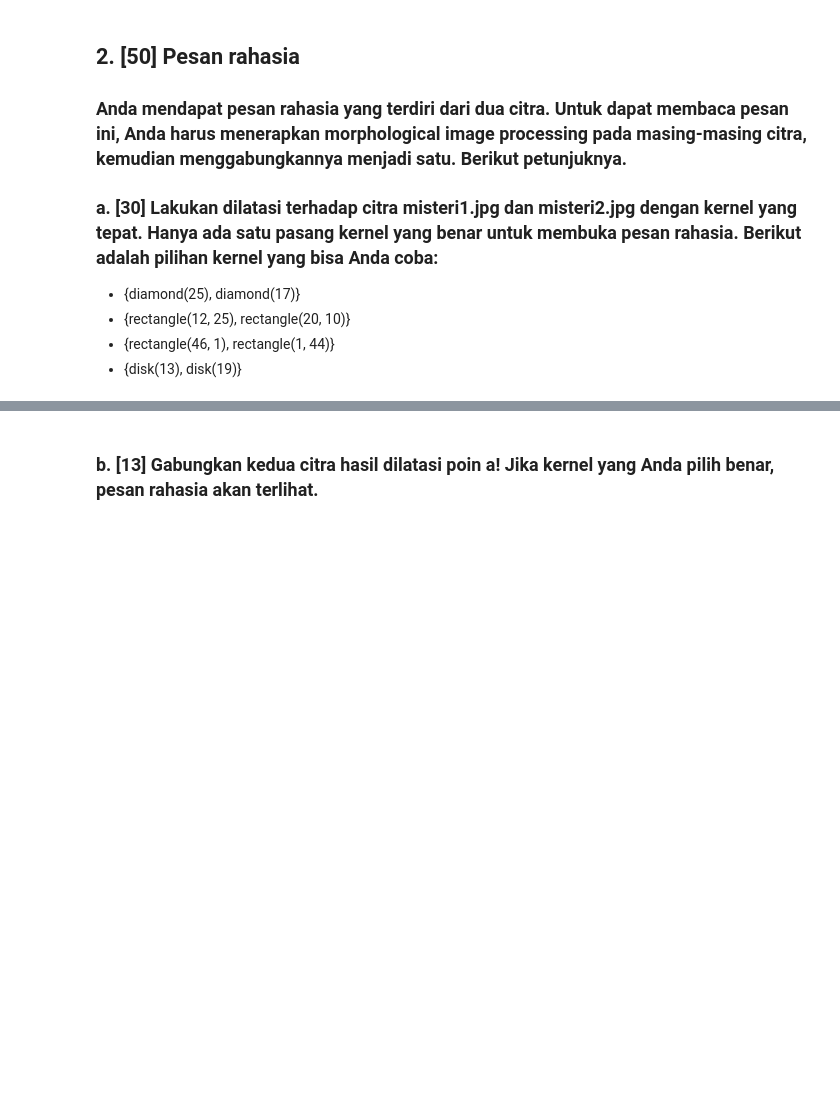
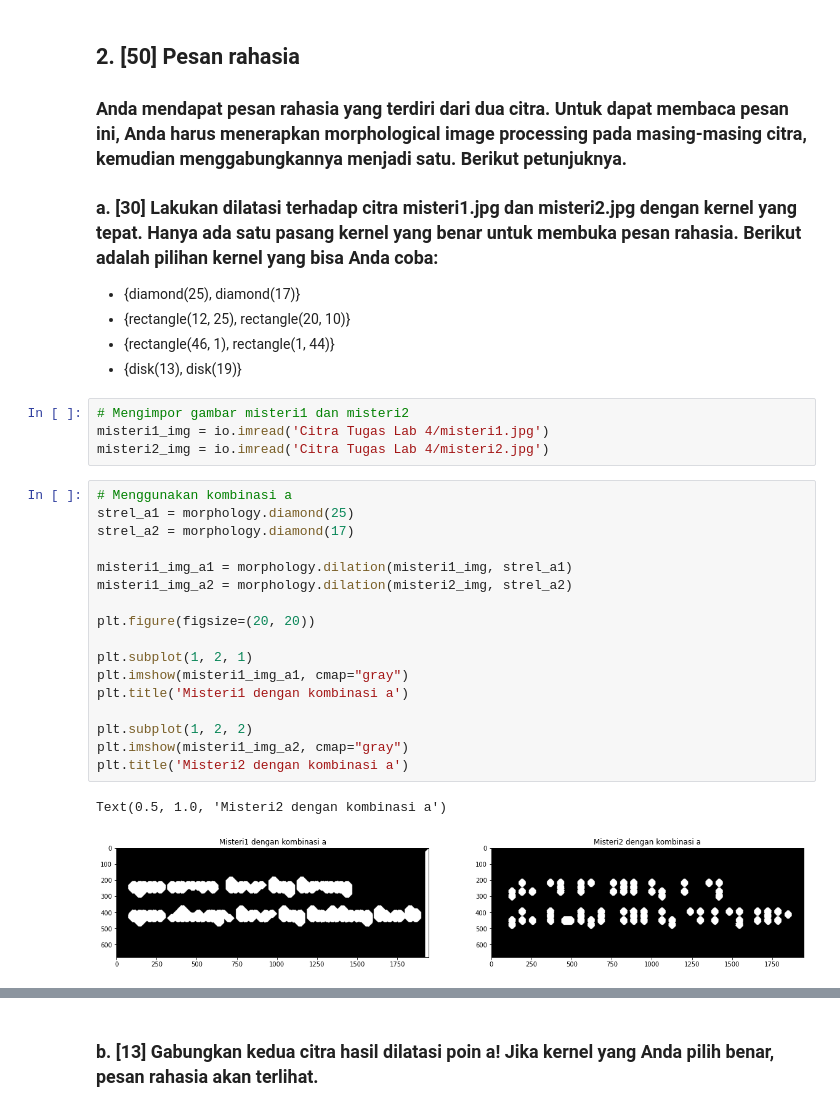
Before and after one commit to fahdikrie/pengcit212, a Jupyter notebook: Lab/Lab 4/Lab4_FahdiiAjmalalFikrie_1906398370.ipynb, the cells around one changed output, grey strips where cells are left out. Drawn from its saved outputs; the diff is of its cells as text; blank space fills up the shorter version.

```diff
--- a/Lab/Lab 4/Lab4_FahdiiAjmalalFikrie_1906398370.ipynb
+++ b/Lab/Lab 4/Lab4_FahdiiAjmalalFikrie_1906398370.ipynb
@@ -35,3 +87,27 @@ from skimage import util
 - {rectangle(12, 25), rectangle(20, 10)}
 - {rectangle(46, 1), rectangle(1, 44)}
 - {disk(13), disk(19)}
+# %%
+# Mengimpor gambar misteri1 dan misteri2
+misteri1_img = io.imread('Citra Tugas Lab 4/misteri1.jpg')
+misteri2_img = io.imread('Citra Tugas Lab 4/misteri2.jpg')
+# %%
+# Menggunakan kombinasi a
+strel_a1 = morphology.diamond(25)
+strel_a2 = morphology.diamond(17)
+
+misteri1_img_a1 = morphology.dilation(misteri1_img, strel_a1)
+misteri1_img_a2 = morphology.dilation(misteri2_img, strel_a2)
+
+plt.figure(figsize=(20, 20))
+
+plt.subplot(1, 2, 1)
+plt.imshow(misteri1_img_a1, cmap="gray")
+plt.title('Misteri1 dengan kombinasi a')
+
+plt.subplot(1, 2, 2)
+plt.imshow(misteri1_img_a2, cmap="gray")
+plt.title('Misteri2 dengan kombinasi a')
+# %% [output]
+Text(0.5, 1.0, 'Misteri2 dengan kombinasi a')
+[figure, added]
```
Also changed, not shown: parts of 12 cells of this notebook, 11 other files.
